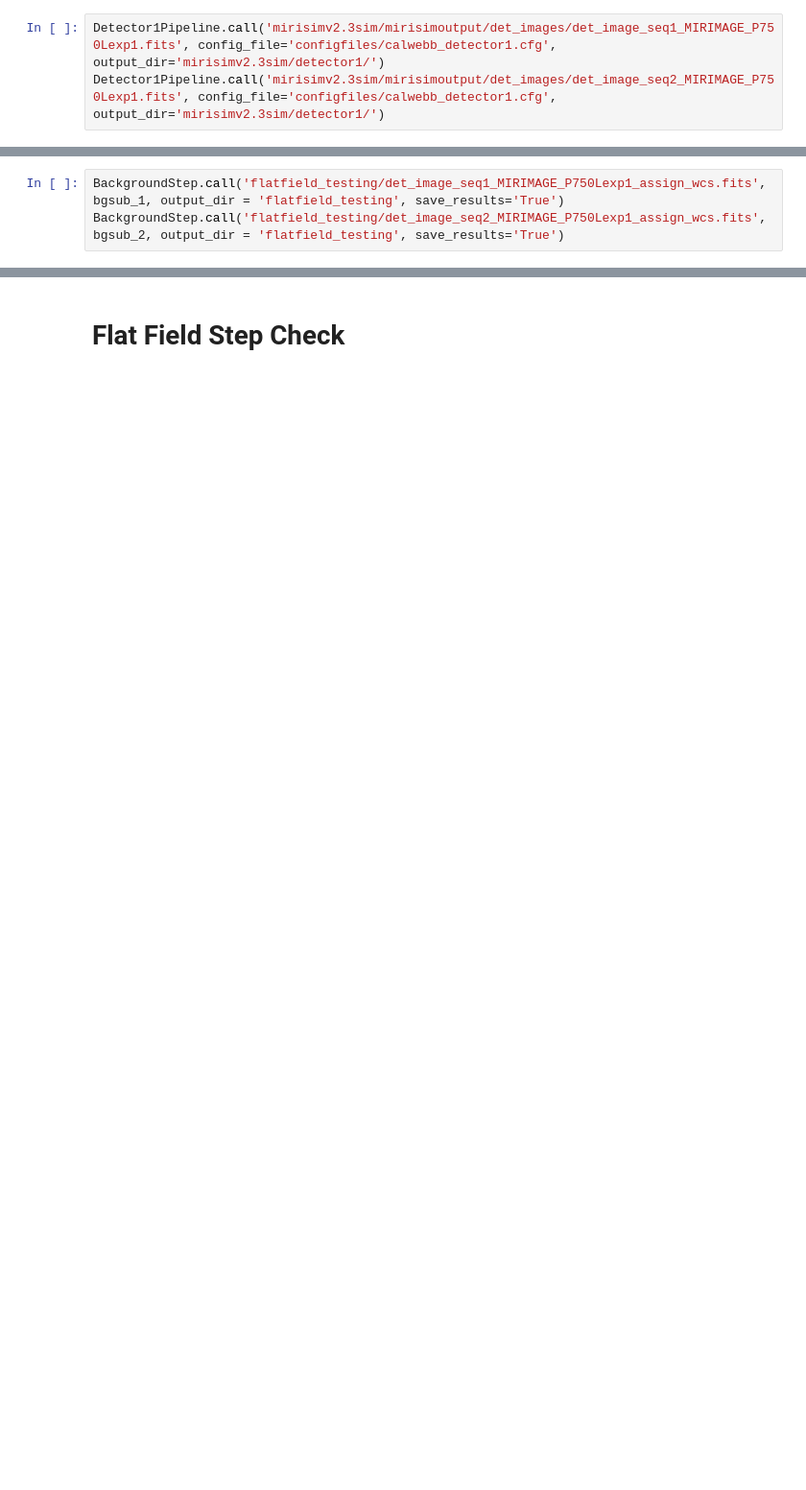
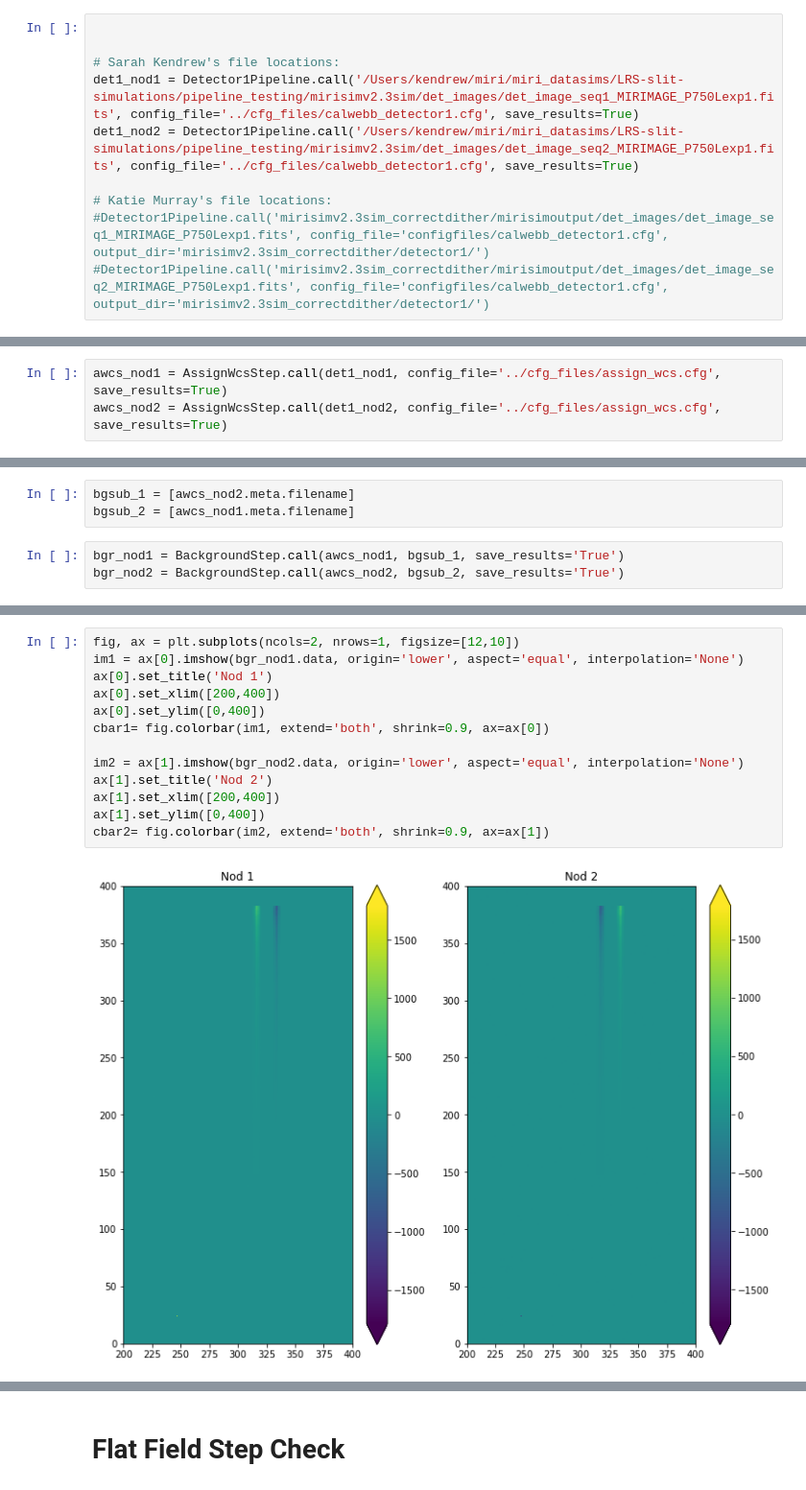
Before and after one commit to spacetelescope/jwst_validation_notebooks, a Jupyter notebook: jwst_validation_notebooks/flat_field/flat-miri-lrs-slit.ipynb, the cells around one changed output, grey strips where cells are left out. Shown at 96% size. Saved outputs shown, nothing was run; the diff lists cells and outputs as text; blank space fills up the shorter version.

Commit message:
flatfield notebook for slit now in template form with wcs check

```diff
--- a/jwst_validation_notebooks/flat_field/flat-miri-lrs-slit.ipynb
+++ b/jwst_validation_notebooks/flat_field/flat-miri-lrs-slit.ipynb
@@ -16,4 +82,11 @@ from jwst import datamodels
 # %%
-Detector1Pipeline.call('mirisimv2.3sim/mirisimoutput/det_images/det_image_seq1_MIRIMAGE_P750Lexp1.fits', config_file='configfiles/calwebb_detector1.cfg', output_dir='mirisimv2.3sim/detector1/')
-Detector1Pipeline.call('mirisimv2.3sim/mirisimoutput/det_images/det_image_seq2_MIRIMAGE_P750Lexp1.fits', config_file='configfiles/calwebb_detector1.cfg', output_dir='mirisimv2.3sim/detector1/')
+
+
+# Sarah Kendrew's file locations:
+det1_nod1 = Detector1Pipeline.call('/Users/kendrew/miri/miri_datasims/LRS-slit-simulations/pipeline_testing/mirisimv2.3sim/det_images/det_image_seq1_MIRIMAGE_P750Lexp1.fits', config_file='../cfg_files/calwebb_detector1.cfg', save_results=True)
+det1_nod2 = Detector1Pipeline.call('/Users/kendrew/miri/miri_datasims/LRS-slit-simulations/pipeline_testing/mirisimv2.3sim/det_images/det_image_seq2_MIRIMAGE_P750Lexp1.fits', config_file='../cfg_files/calwebb_detector1.cfg', save_results=True)
+
+# Katie Murray's file locations:
+#Detector1Pipeline.call('mirisimv2.3sim_correctdither/mirisimoutput/det_images/det_image_seq1_MIRIMAGE_P750Lexp1.fits', config_file='configfiles/calwebb_detector1.cfg', output_dir='mirisimv2.3sim_correctdither/detector1/')
+#Detector1Pipeline.call('mirisimv2.3sim_correctdither/mirisimoutput/det_images/det_image_seq2_MIRIMAGE_P750Lexp1.fits', config_file='configfiles/calwebb_detector1.cfg', output_dir='mirisimv2.3sim_correctdither/detector1/')
 # %% [output]
@@ -62,0 +110,3 @@ bgsub_2 = ['flatfield_testing/det_image_seq1_MIRIMAGE_P750Lexp1_assign_wcs.fits'
+# %%
+awcs_nod1 = AssignWcsStep.call(det1_nod1, config_file='../cfg_files/assign_wcs.cfg', save_results=True)
+awcs_nod2 = AssignWcsStep.call(det1_nod2, config_file='../cfg_files/assign_wcs.cfg', save_results=True)
@@ -63,4 +171,7 @@ bgsub_2 = ['flatfield_testing/det_image_seq1_MIRIMAGE_P750Lexp1_assign_wcs.fits'
+# %%
+bgsub_1 = [awcs_nod2.meta.filename]
+bgsub_2 = [awcs_nod1.meta.filename]
 # %%
-BackgroundStep.call('flatfield_testing/det_image_seq1_MIRIMAGE_P750Lexp1_assign_wcs.fits', bgsub_1, output_dir = 'flatfield_testing', save_results='True')
-BackgroundStep.call('flatfield_testing/det_image_seq2_MIRIMAGE_P750Lexp1_assign_wcs.fits', bgsub_2, output_dir = 'flatfield_testing', save_results='True')
+bgr_nod1 = BackgroundStep.call(awcs_nod1, bgsub_1, save_results='True')
+bgr_nod2 = BackgroundStep.call(awcs_nod2, bgsub_2, save_results='True')
 # %% [output]
@@ -84 +196,16 @@ BackgroundStep.call('flatfield_testing/det_image_seq2_MIRIMAGE_P750Lexp1_assign_
+# %%
+fig, ax = plt.subplots(ncols=2, nrows=1, figsize=[12,10])
+im1 = ax[0].imshow(bgr_nod1.data, origin='lower', aspect='equal', interpolation='None')
+ax[0].set_title('Nod 1')
+ax[0].set_xlim([200,400])
+ax[0].set_ylim([0,400])
+cbar1= fig.colorbar(im1, extend='both', shrink=0.9, ax=ax[0])
+
+im2 = ax[1].imshow(bgr_nod2.data, origin='lower', aspect='equal', interpolation='None')
+ax[1].set_title('Nod 2')
+ax[1].set_xlim([200,400])
+ax[1].set_ylim([0,400])
+cbar2= fig.colorbar(im2, extend='both', shrink=0.9, ax=ax[1])
+# %% [output]
+[figure, added]
 # %%
```
Also changed, not shown: parts of 43 cells of this notebook.
